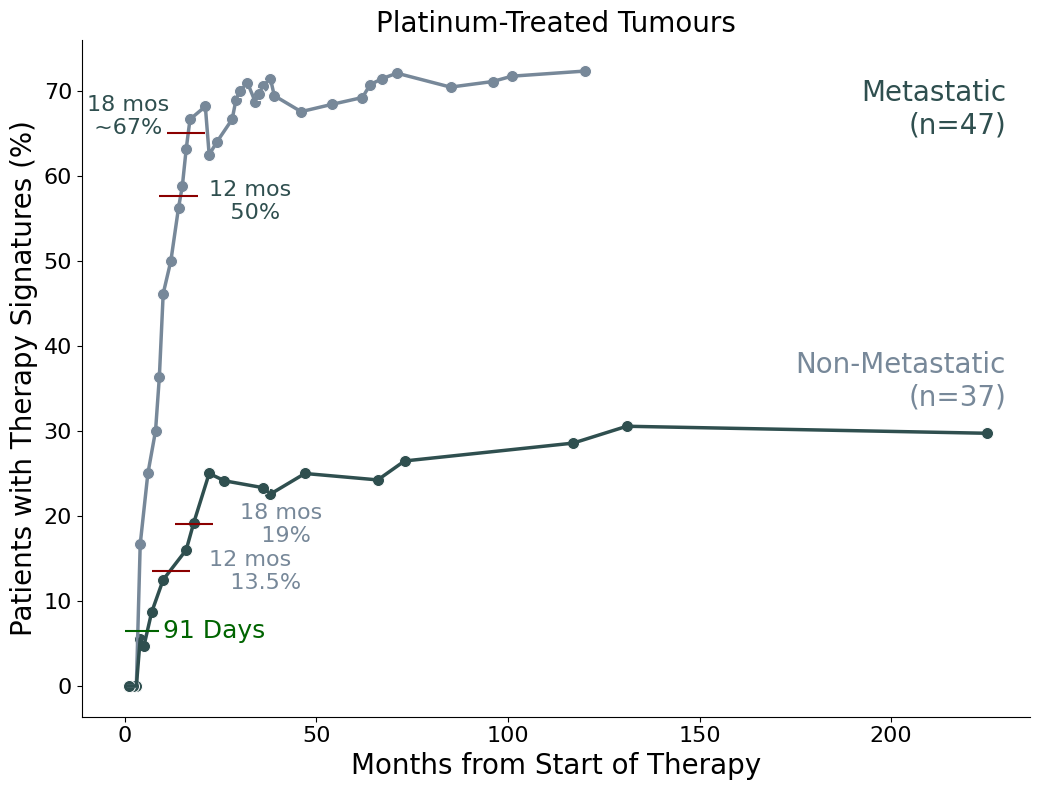
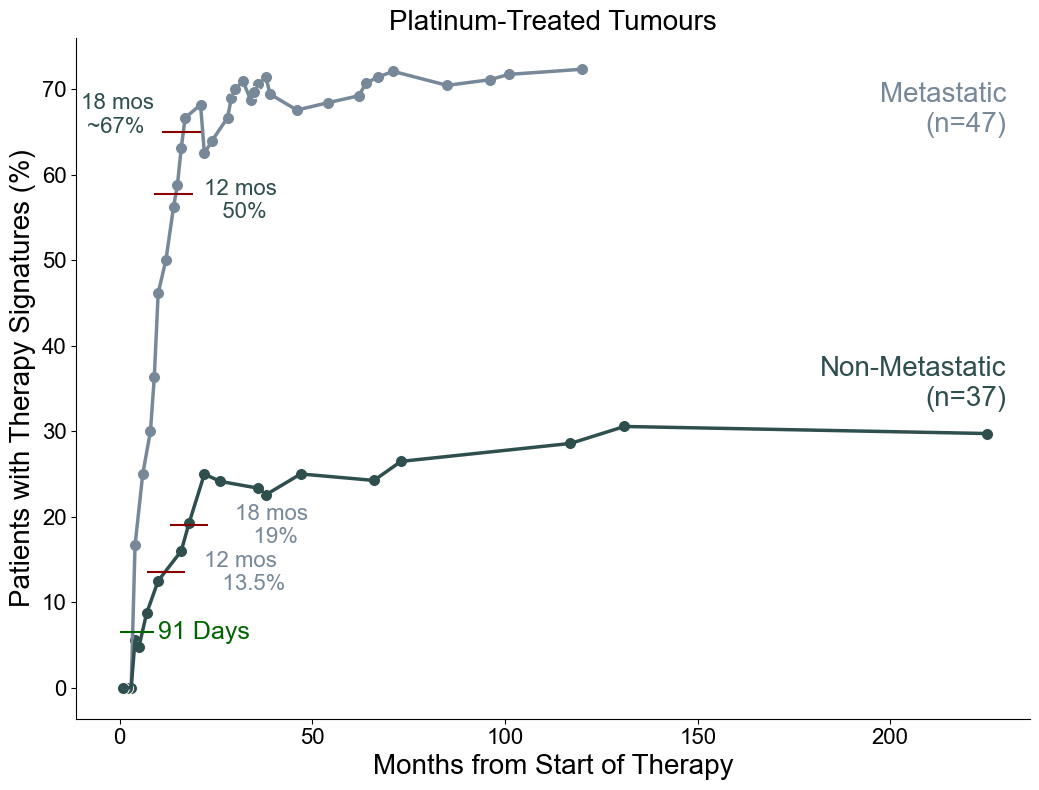
Unified diff of the notebook cell whose output changed from the first chart to the second:
--- before
+++ after
@@ -27,6 +27,6 @@
 ax.text(-10, 67, '18 mos\n ~67%', va='center', color='darkslategrey', fontsize=16)
 
-ax.text(230, 65, 'Metastatic\n(n=47)', ha='right', color='darkslategrey', fontsize=20)
-ax.text(230, 33, 'Non-Metastatic\n(n=37)', ha='right', color='lightslategrey', fontsize=20)
+ax.text(230, 65, 'Metastatic\n(n=47)', ha='right', color='lightslategrey', fontsize=20)
+ax.text(230, 33, 'Non-Metastatic\n(n=37)', ha='right', color='darkslategrey', fontsize=20)
 
 ax.set_title('Platinum-Treated Tumours', fontsize=20)
@@ -40,2 +40,3 @@
 plt.tight_layout()
 #plt.savefig(os.path.join(fig_out, 'SuppFig_8_rev.pdf'), bbox_inches="tight")
+plt.savefig(os.path.join(fig_out, "ExFig_6b_f.svg"), format='svg', bbox_inches='tight', transparent=True)

Commit: revision 3